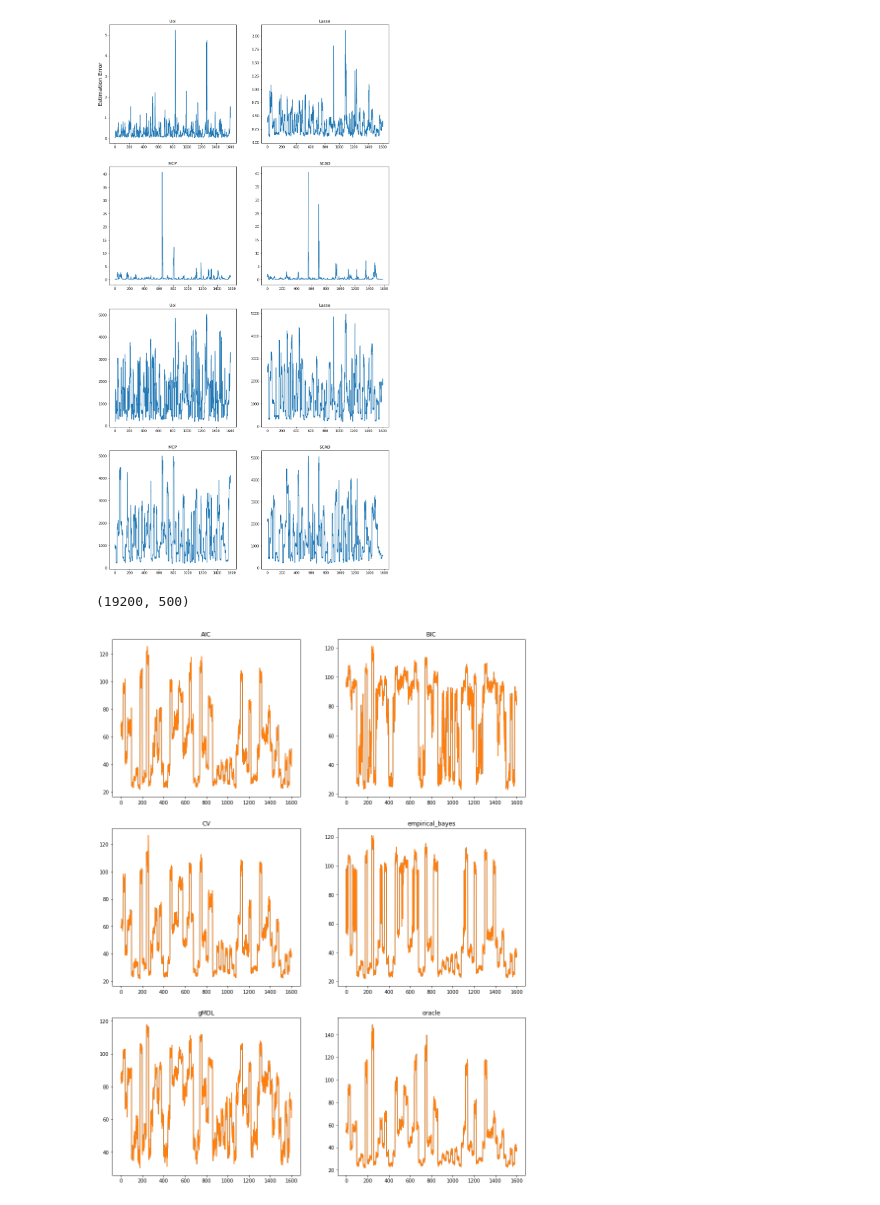
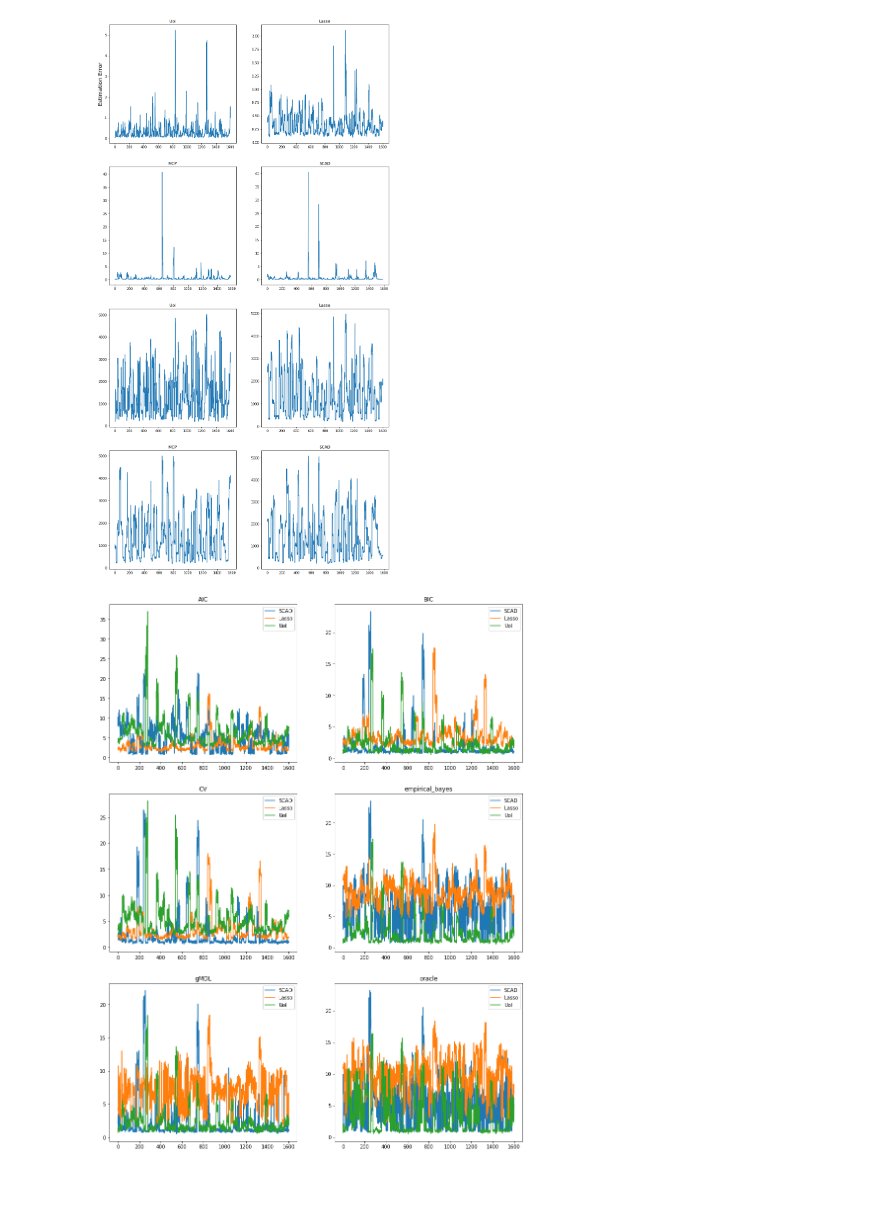
Before and after one commit to akumar01/uoicorr_analysis, a Jupyter notebook: notebooks/sfn/BiasVarianceDebug.ipynb, the cells around one changed output. Cells and saved outputs as stored; diff of their text form; code cells hidden in the pictures.

Commit message:
continuing bias/variance debugging, syncing to home computer for the weekend

```diff
--- a/notebooks/sfn/BiasVarianceDebug.ipynb
+++ b/notebooks/sfn/BiasVarianceDebug.ipynb
@@ -25,7 +25,11 @@ import seaborn as sns
 # %%
 from plotting_utils import *
 # %%
-root_path = '/media/akumar/54949792949774E8/Users/akumar/nse/uoicorr_analysis/notebooks/sfn'
+# Home Ubuntu
+# root_path = '/media/akumar/54949792949774E8/Users/akumar/nse/uoicorr_analysis/notebooks/sfn'
+
+# Lab
+root_path = '/mnt/sdb1'
 # %%
 lasso_engine = sqlalchemy.create_engine('sqlite:////%s/lasso.db' % root_path)
 lasso_con = lasso_engine.connect()
@@ -128,9 +123,15 @@ scadb = h5py.File('/media/akumar/Data/nse/data/biastest/scad_pp_beta.h5', 'r')
+# %%
+# Load up the test fits
+
+scad2 = pd.read_pickle('%s/biastest/scad_pp.dat' % root_path)
+lasso2 = pd.read_pickle('%s/biastest/lasso_pp.dat' % root_path)
+uoi2 = pd.read_pickle('%s/biastest/uoi_pp.dat' % root_path)
+
+scadb = h5py.File('%s/biastest/scad_pp_beta.h5' % root_path, 'r')
+lassob = h5py.File('%s/biastest/lasso_pp_beta.h5' % root_path, 'r')
+uoib = h5py.File('%s/biastest/uoi_pp_beta.h5' % root_path, 'r')
 # %%
 sparsity = np.unique(scad2['sparsity'].values)
-# %%
-scadb['beta_hat'].shape
-# %% [output]
-(19200, 500)
 # %%
 def bias_from_file(beta_file, indices):
 
@@ -150,20 +154,21 @@ def bias_from_file(beta_file, indices):
 # %%
-# Compare the bias to that we calculate from beta and beta_hat
+# Compare the bias/variances we obtain compared to the sfn results
 
+# Bias
 fig, ax = plt.subplots(3, 2, figsize = (15, 20))
+
+dframes = [scad2, lasso2, uoi2]
+dframe_names = ['SCAD', 'Lasso', 'UoI']
 
 for i, sm in enumerate(np.unique(scad2['selection_method'].values)):
 
     a = ax[np.unravel_index(i, (3, 2))]
 
-    df = apply_df_filters(scad2, selection_method=sm, sparsity=sparsity[1])
-    values = df['bias'].values
-
-    # Calculate from the saved betas/beta_hats
-    values2 = bias_from_file(scadb, list(df.index))
-    # order by average correlation
-    a.plot(values)
-    a.plot(values2)
+    for i2, df in enumerate(dframes):
+        df_ = apply_df_filters(df, selection_method=sm, sparsity=sparsity[0])
+        values = df_['bias'].values
+        a.plot(values, label=dframe_names[i2])
     a.set_title(sm)
+    a.legend()
 # %% [output]
-[figure, old version]
+[figure, new version]
```
Also changed, not shown: parts of 14 cells of this notebook.
